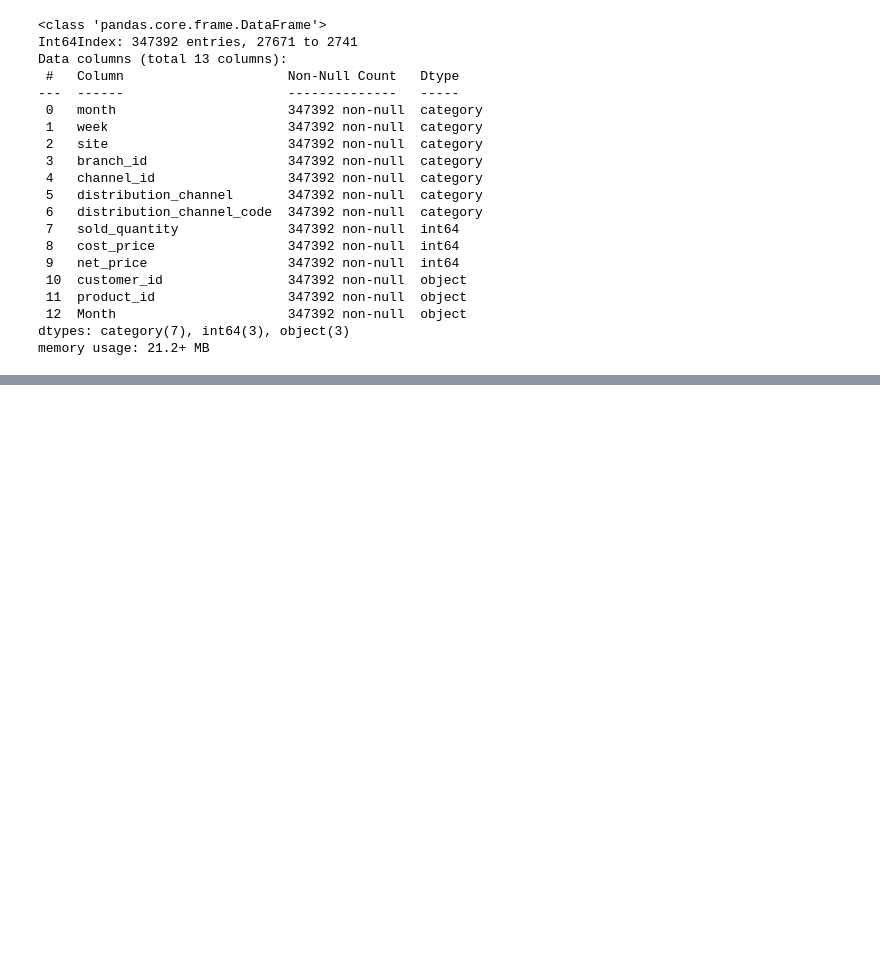
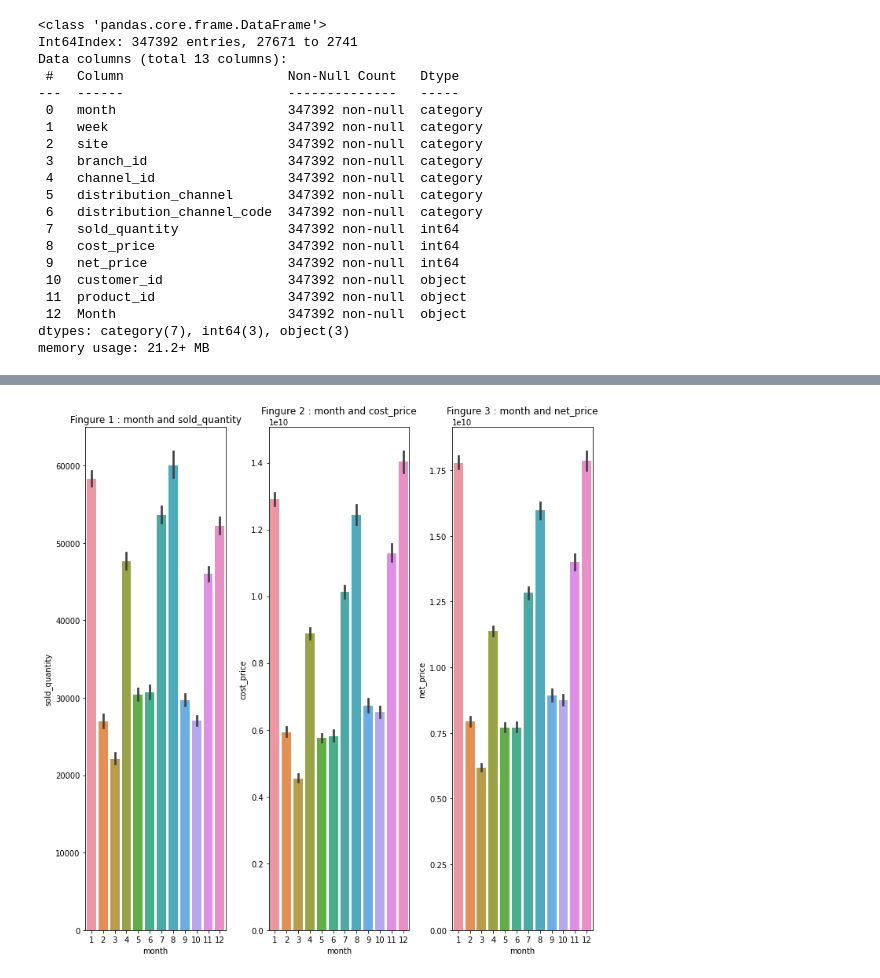
Before and after one commit to Amature123/sale_inv, a Jupyter notebook: Sale.ipynb, the cells around one changed output, grey strips where cells are left out. Saved outputs shown, nothing was run; the diff lists cells and outputs as text; code cells hidden in the pictures; blank space fills up the shorter version.

Commit message:
update sale data

```diff
--- a/Sale.ipynb
+++ b/Sale.ipynb
@@ -6,7 +6,7 @@ import numpy as np
 from sklearn.impute import SimpleImputer
 from sklearn.model_selection import train_test_split
 # %%
-path='/Users/thanhtainguyen/Desktop/Untitled Folder 1/InventoryAndSale_snapshot_data/Sales_snapshot_data/all_data.xlsx'
+path='/Users/thanhtainguyen/Desktop/sale_and_inv/InventoryAndSale_snapshot_data/Sales_snapshot_data/all_data.xlsx'
 # %%
 sale=pd.ExcelFile(path)
 sales=sale.sheet_names
@@ -58,6 +81,6 @@ train_sale_set.head()
 # %%
-train_sale_set['week']=train_sale_set['week'].apply(lambda x : x - 202200)
-train_sale_set['month']=train_sale_set['month'].apply(lambda x : x - 2022000)
+train_sale_set['week']=train_sale_set['week'].apply(lambda x : abs(x - 202200))
+train_sale_set['month']=train_sale_set['month'].apply(lambda x : abs(x - 2022000))
 train_sale_set['week'].head()
 # %% [output]
 27671    25
@@ -116,0 +145,6 @@ Name: week, dtype: int64
+# %%
+imputer=SimpleImputer(missing_values = np.nan,strategy="most_frequent")
+# %%
+train_sale_set['distribution_channel']=train_sale_set['distribution_channel'].replace({"-": np.nan})
+train_sale_set['distribution_channel']=imputer.fit_transform(train_sale_set[['distribution_channel']]).ravel()
+train_sale_set['distribution_channel'].value_counts().to_frame()
@@ -116,0 +215,12 @@ Name: week, dtype: int64
+# %%
+fig , ax = plt.subplots(1,3,figsize=(1,10))
+cols=['sold_quantity','cost_price','net_price']
+for i in range(0,3):
+    if i < len(cols):
+        ax_i=ax[i]
+        sns.brplot(data=train_sale_set,x='month',y=cols[i],estimator=sum,ax=ax_i)
+        ax_i.set_title(f"Fingure {i+1} : month and {cols[i]}")
+plt.tight_layout()
+plt.show()
+# %% [output]
+[figure, added]
```
Also changed, not shown: parts of 11 cells of this notebook.
